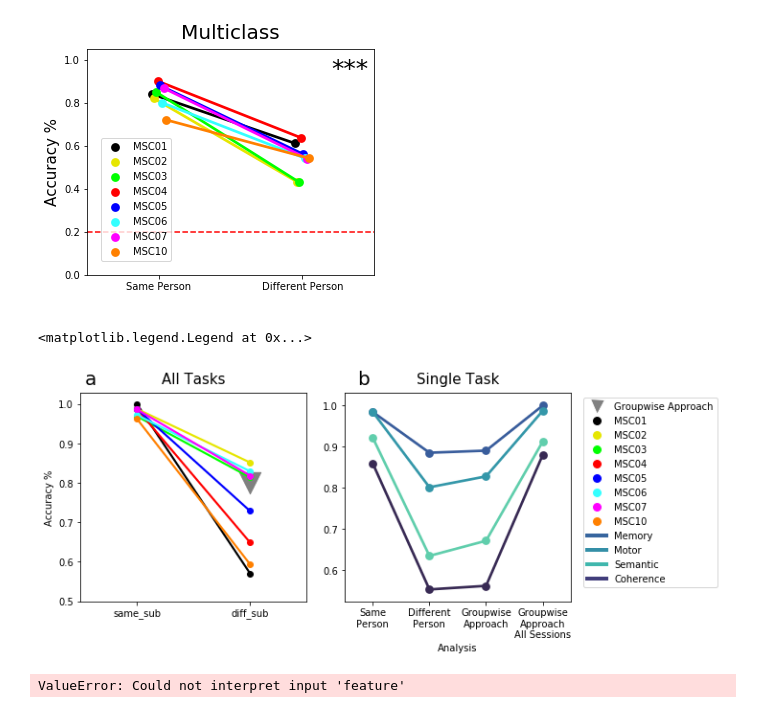
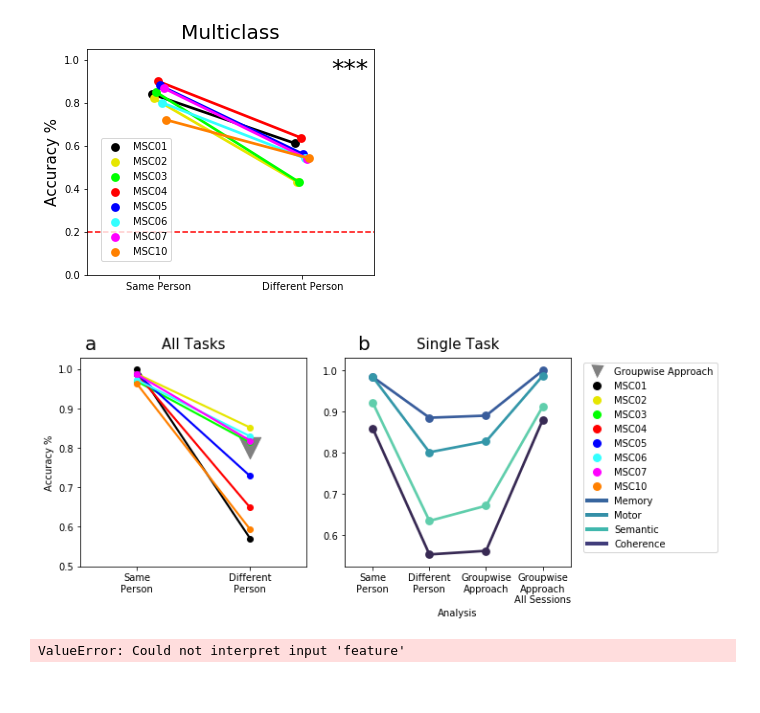
Before and after one commit to GrattonLab/Porteretal_taskprediction, a Jupyter notebook: code/pyScripts/Figures/FinalFigures.ipynb, the cells around one changed output. Cells and saved outputs as stored; diff of their text form; code cells hidden in the pictures.

```diff
--- a/code/pyScripts/Figures/FinalFigures.ipynb
+++ b/code/pyScripts/Figures/FinalFigures.ipynb
@@ -329,36 +329,36 @@ legend_elements = [Line2D([0], [0], color='w',markerfacecolor='gray', marker='v'
                    Line2D([0], [0], color='#348fa7', lw=4, label='Motor'),
                 Line2D([0], [0], color='#40b7ad', lw=4,label='Semantic'),
                 Line2D([0], [0], color='#413d7b', lw=4,label='Coherence')]
 fig=plt.figure(figsize=(12,4))
 gs = gridspec.GridSpec(nrows=1, ncols=3,width_ratios=[2,2,1])
 fig.text(.13, .91, 'a',fontsize=20)
 fig.text(.46, .91, 'b',fontsize=20)
 ax1=fig.add_subplot(gs[0,1])
 ax=sns.pointplot(x='Analysis',y='acc',hue='task',data=compare_group_all,legend=False,order=['same_sub','diff_sub','group','group_LOSO'],palette='mako',ax=ax1)
 plt.ylabel(" ", fontsize=10)
 ax.set_title('Single Task', fontsize=15, pad=10)
 ax.legend_.remove()
 ax.set_xticklabels(['Same\nPerson', 'Different\nPerson','Groupwise\nApproach', 'Groupwise\nApproach\nAll Sessions'])
 ax2=fig.add_subplot(gs[0,0])
 ax2.scatter(x=1,y=mL_group,s=500,color='gray',marker="v")
 ax=sns.pointplot(x="Analysis",y="acc", hue="train_sub",ci=None, scale=.8,data=allTask_Binary,order=['same_sub','diff_sub'],color='r', palette=['1','2','3','4','5','6','7','10'],ax=ax2)
 ax.set_title('All Tasks', fontsize=15, pad=10)
+ax.set_xticklabels(['Same\nPerson', 'Different\nPerson'])
 y=[.5,.6,.7,.8,.9,1.0]
 plt.yticks(y)
 plt.ylabel("Accuracy %", fontsize=10)
 plt.xlabel(' ')
 ax.legend_.remove()
 ax9= fig.add_subplot(gs[0, 2])
 ax9.set_axis_off()
 plt.setp(ax9.get_yticklabels(), visible=False)
 plt.setp(ax9.get_xticklabels(), visible=False)
 ax9.set_xticks([])
 ax9.set_yticks([])
 ax9.legend(handles=legend_elements)
-#plt.savefig(figsDir+'matched_groupwise_mL_compPlot.png', bbox_inches='tight')
+plt.savefig(figsDir+'matched_groupwise_mL_compPlot.png', bbox_inches='tight')
 # %% [output]
-<matplotlib.legend.Legend at 0x...>
-[figure, old version]
+[figure, new version]
 # %%
 CV_z=pd.read_csv(randDir+'CV/zscore_splitTask.csv')
 DS_z=pd.read_csv(randDir+'DS/zscore_splitTask.csv')
```
Also changed, not shown: parts of 3 cells of this notebook, 6 other files.
